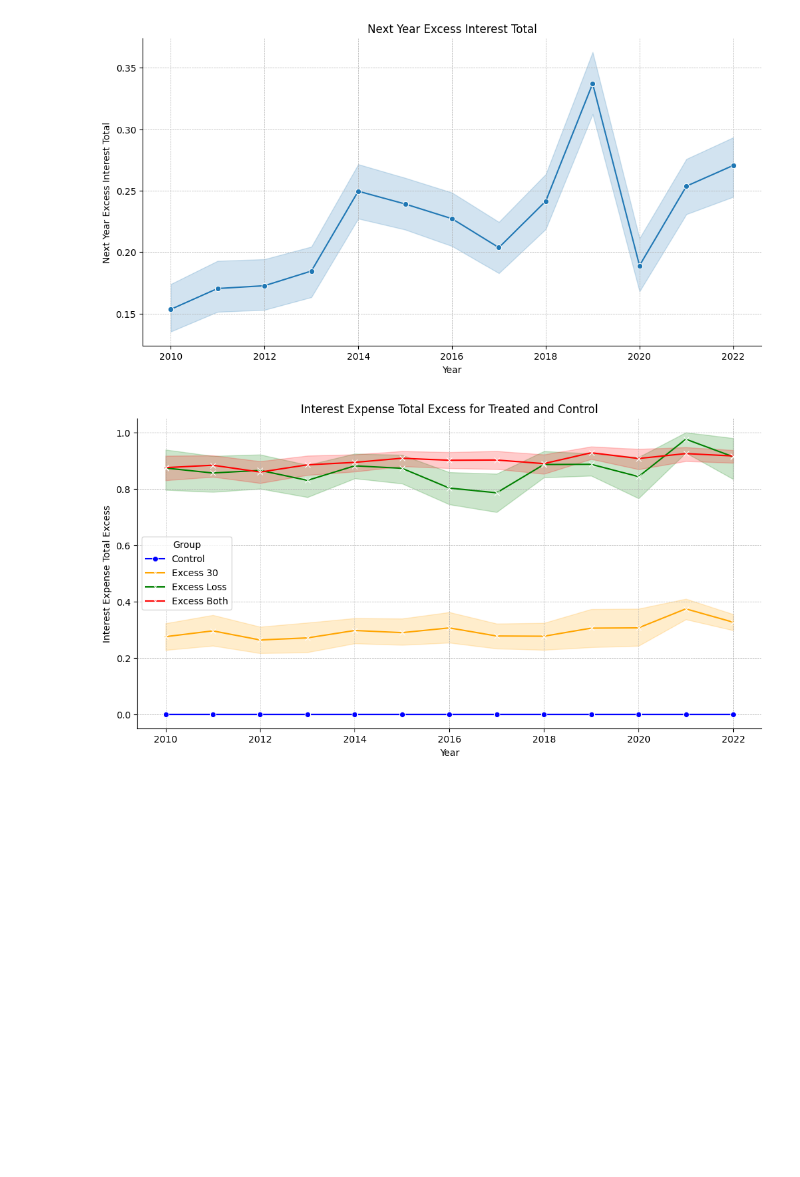
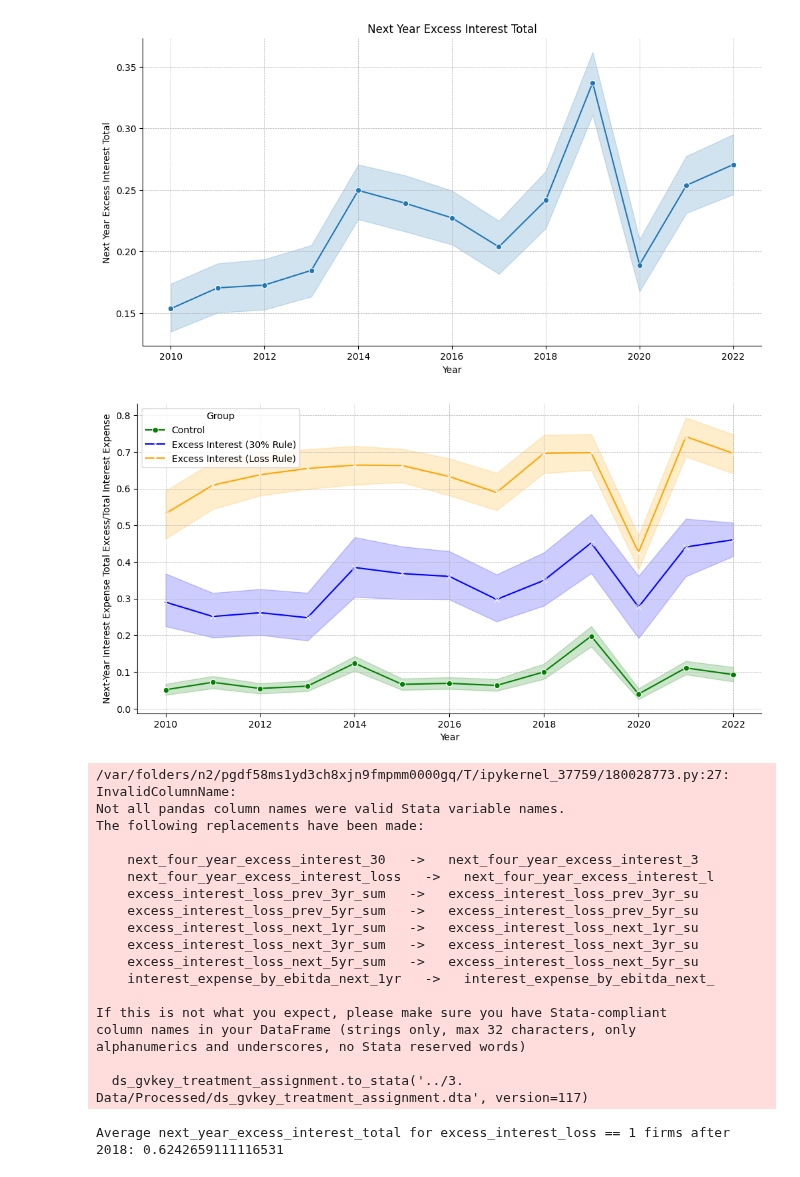
Before and after one commit to zirui-song/interest-deductibility-and-debt-contracting, a Jupyter notebook: Dealscan_Analysis.ipynb, the cells around one changed output. Cells and saved outputs as stored; diff of their text form; code cells hidden in the pictures; blank space fills up the shorter version.

```diff
--- a/Dealscan_Analysis.ipynb
+++ b/Dealscan_Analysis.ipynb
@@ -571,8 +579,4 @@ dealscan_merged = pd.concat([dealscan_merged_till2020, dealscan_merged_2020onwar
 # merge gvkey with compustat annual data for now
 dealscan_merged['fyear'] = dealscan_merged['year'] - 1 # use the previous fiscal year financials
 
-dealscan_ds_gvkey_treatment_assignment = dealscan_merged.merge(ds_gvkey_treatment_assignment, on=['gvkey', 'fyear'], how='inner')
-# calculate the interest coverage ratio
-dealscan_ds_gvkey_treatment_assignment['interest_expense_by_ebitda'] = (dealscan_ds_gvkey_treatment_assignment['xint'] - dealscan_comp_crspa_merged['idit']) / dealscan_comp_crspa_merged['ebitda']
-# describe the interest coverage ratio
-dealscan_comp_crspa_merged['interest_expense_by_ebitda'].describe()
+dealscan_comp_crspa_merged = dealscan_merged.merge(comp_crspa_merged, on=['gvkey', 'fyear'], how='inner')
@@ -646,6 +640,7 @@ tranche_level_ds_compa = dealscan_comp_crspa_merged.groupby(['lpc_tranche_id']).
     'equity_issue_sweep': 'first',
     'insurance_proceeds_sweep': 'first',
     'interest_expense_by_ebitda': 'first',
+    'interest_expense_by_ebitda_next_1yr': 'first',
     'xint': 'first',
     'ebitda': 'first',
     'ebit': 'first',
@@ -2025,32 +2142,58 @@ plt.show()
 # %%
 # generate the upper quartile value of next_four_year_excess_interest_total for each fyear
 upper_quartile = ds_gvkey_treatment_assignment.groupby('fyear')['next_year_excess_interest_total'].quantile(0.5).reset_index()
 # treated = 1 if next_four_year_excess_interest_total is greater than the upper quartile value and = 0 otherwise
 #ds_gvkey_treatment_assignment['treated'] = (ds_gvkey_treatment_assignment['next_year_excess_interest_total'] > ds_gvkey_treatment_assignment['fyear'].map(upper_quartile.set_index('fyear')['next_year_excess_interest_total'])).astype(int)
 # treated = 1 if next_four_year_excess_interest_total is greater than 0 and = 0 otherwise
-ds_gvkey_treatment_assignment['treated'] = (ds_gvkey_treatment_assignment['next_year_excess_interest_total'] > 0).astype(int)
-ds_gvkey_treatment_assignment['treated1'] = (ds_gvkey_treatment_assignment['next_year_excess_interest_30'] > 0).astype(int) & (ds_gvkey_treatment_assignment['next_year_excess_interest_loss'] == 0)
-ds_gvkey_treatment_assignment['treated2'] = (ds_gvkey_treatment_assignment['next_year_excess_interest_loss'] > 0).astype(int) & (ds_gvkey_treatment_assignment['next_year_excess_interest_30'] == 0)
-ds_gvkey_treatment_assignment['treated3'] = (ds_gvkey_treatment_assignment['next_year_excess_interest_loss'] > 0).astype(int) & (ds_gvkey_treatment_assignment['next_year_excess_interest_30'] > 0)
-ds_gvkey_treatment_assignment['control'] = ((ds_gvkey_treatment_assignment['next_year_excess_interest_30'] == 0) & (ds_gvkey_treatment_assignment['next_year_excess_interest_loss'] == 0)).astype(int)
+#ds_gvkey_treatment_assignment['treated'] = (ds_gvkey_treatment_assignment['next_year_excess_interest_total'] > 0).astype(int)
+ds_gvkey_treatment_assignment['treated1'] = (ds_gvkey_treatment_assignment['excess_interest_30'] > 0).astype(int) & (ds_gvkey_treatment_assignment['excess_interest_loss'] == 0)
+ds_gvkey_treatment_assignment['treated2'] = (ds_gvkey_treatment_assignment['excess_interest_loss'] > 0).astype(int) & (ds_gvkey_treatment_assignment['excess_interest_30'] == 0)
+ds_gvkey_treatment_assignment['treated3'] = (ds_gvkey_treatment_assignment['excess_interest_loss'] > 0).astype(int) & (ds_gvkey_treatment_assignment['excess_interest_30'] > 0)
+ds_gvkey_treatment_assignment['control'] = ((ds_gvkey_treatment_assignment['excess_interest_30'] == 0) & (ds_gvkey_treatment_assignment['excess_interest_loss'] == 0)).astype(int)
 
 
 # plot the interest_expense_total_excess for treated and control over time
 plt.figure(figsize=(12, 6))
-sns.lineplot(data=ds_gvkey_treatment_assignment[ds_gvkey_treatment_assignment['control'] == 1], x='fyear', y='next_year_excess_interest_total', label='Control', marker='o', color='blue')
-sns.lineplot(data=ds_gvkey_treatment_assignment[ds_gvkey_treatment_assignment['treated1'] == 1], x='fyear', y='next_year_excess_interest_total', label='Excess 30', marker='x', color='orange')
-sns.lineplot(data=ds_gvkey_treatment_assignment[ds_gvkey_treatment_assignment['treated2'] == 1], x='fyear', y='next_year_excess_interest_total', label='Excess Loss', marker='x', color='green')
-sns.lineplot(data=ds_gvkey_treatment_assignment[ds_gvkey_treatment_assignment['treated3'] == 1], x='fyear', y='next_year_excess_interest_total', label='Excess Both', marker='x', color='red')
-plt.title('Interest Expense Total Excess for Treated and Control')
+sns.lineplot(data=ds_gvkey_treatment_assignment[ds_gvkey_treatment_assignment['control'] == 1], x='fyear', y='next_year_excess_interest_total', label='Control', marker='o', color='green')
+sns.lineplot(data=ds_gvkey_treatment_assignment[ds_gvkey_treatment_assignment['treated1'] == 1], x='fyear', y='next_year_excess_interest_total', label='Excess Interest (30% Rule)', marker='x', color='blue')
+sns.lineplot(data=ds_gvkey_treatment_assignment[ds_gvkey_treatment_assignment['excess_interest_loss'] == 1], x='fyear', y='next_year_excess_interest_total', label='Excess Interest (Loss Rule)', marker='x', color='orange')
 plt.xlabel('Year')
-plt.ylabel('Interest Expense Total Excess')
+plt.ylabel('Next-Year Interest Expense Total Excess/Total Interest Expense')
 plt.grid(True, linestyle='--', linewidth=0.5)
 sns.despine()
 plt.legend(title='Group')
 plt.savefig(f'{overleaf_dir}/Figures/interest_expense_total_excess_treated_control.png')
 plt.show()
 
 # save a copy of the data including only gvkey fyear treated variable
-ds_gvkey_treatment_assignment[['gvkey', 'fyear', 'treated', 'treated1', 'treated2']].to_stata('../3. Data/Processed/ds_gvkey_treatment_assignment.dta', version=117)
+ds_gvkey_treatment_assignment.to_stata('../3. Data/Processed/ds_gvkey_treatment_assignment.dta', version=117)
 # %% [output]
-[figure, old version]
+[figure, new version]
+/var/folders/n2/pgdf58ms1yd3ch8xjn9fmpmm0000gq/T/ipykernel_37759/180028773.py:27: InvalidColumnName:
+Not all pandas column names were valid Stata variable names.
+The following replacements have been made:
+
+    next_four_year_excess_interest_30   ->   next_four_year_excess_interest_3
+    next_four_year_excess_interest_loss   ->   next_four_year_excess_interest_l
+    excess_interest_loss_prev_3yr_sum   ->   excess_interest_loss_prev_3yr_su
+    excess_interest_loss_prev_5yr_sum   ->   excess_interest_loss_prev_5yr_su
+    excess_interest_loss_next_1yr_sum   ->   excess_interest_loss_next_1yr_su
+    excess_interest_loss_next_3yr_sum   ->   excess_interest_loss_next_3yr_su
+    excess_interest_loss_next_5yr_sum   ->   excess_interest_loss_next_5yr_su
+    interest_expense_by_ebitda_next_1yr   ->   interest_expense_by_ebitda_next_
+
+If this is not what you expect, please make sure you have Stata-compliant
+column names in your DataFrame (strings only, max 32 characters, only
+alphanumerics and underscores, no Stata reserved words)
+
+  ds_gvkey_treatment_assignment.to_stata('../3. Data/Processed/ds_gvkey_treatment_assignment.dta', version=117)
+# %%
+# Filter the data for excess_interest_loss == 1 firms after 2018
+filtered_data = ds_gvkey_treatment_assignment[(ds_gvkey_treatment_assignment['excess_interest_loss'] == 1) & (ds_gvkey_treatment_assignment['fyear'] >= 2018)]
+
+# Calculate the average next_year_excess_interest_total
+average_next_year_excess_interest_total = filtered_data['next_year_excess_interest_total'].mean()
+
+print("Average next_year_excess_interest_total for excess_interest_loss == 1 firms after 2018:", average_next_year_excess_interest_total)
+# %% [output]
+Average next_year_excess_interest_total for excess_interest_loss == 1 firms after 2018: 0.6242659111116531
```
Also changed, not shown: parts of 14 cells of this notebook, 6 other files.
